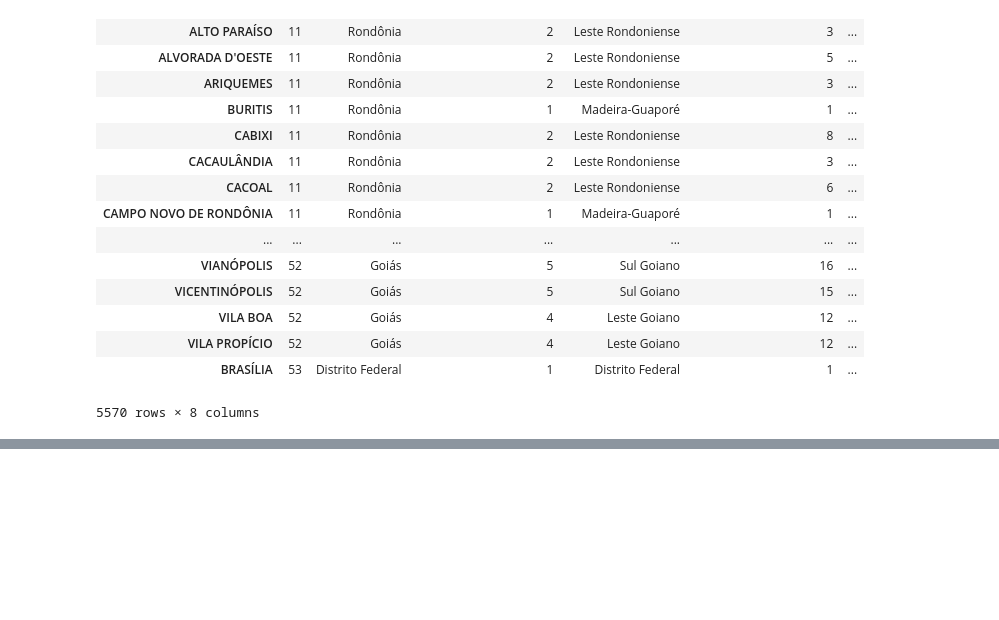
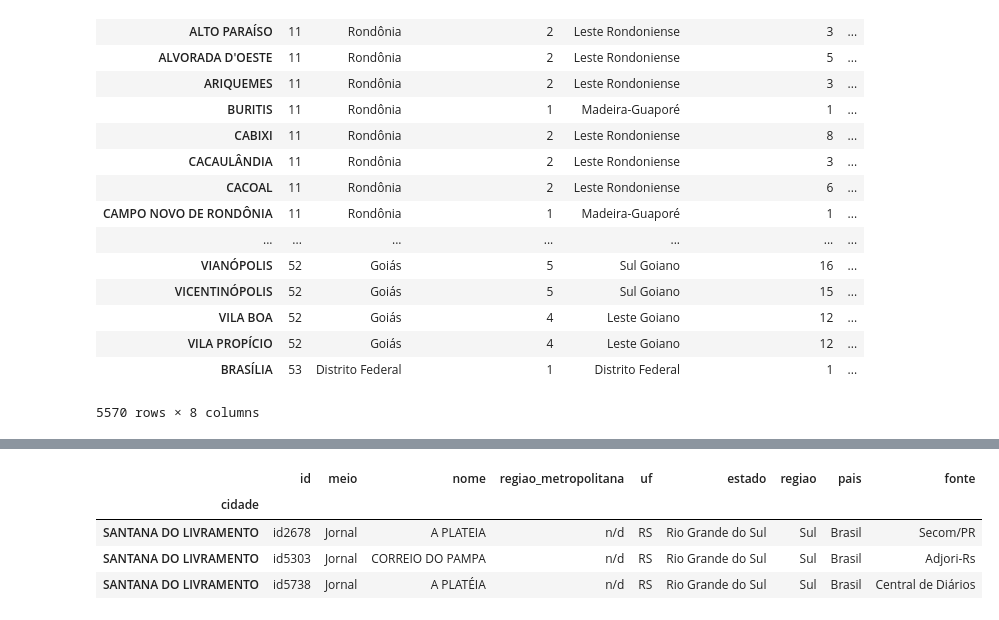
Before and after one commit to luizirber/2017-01-08-desertos, a Jupyter notebook: Usando Pandas para encontrar os desertos de notícias no Brasil.ipynb, the cells around one changed output, grey strips where cells are left out. Saved outputs shown, nothing was run; the diff lists cells and outputs as text; code cells hidden in the pictures; blank space fills up the shorter version.

```diff
--- a/Usando Pandas para encontrar os desertos de notícias no Brasil.ipynb
+++ b/Usando Pandas para encontrar os desertos de notícias no Brasil.ipynb
@@ -99 +311,9 @@ atlas.loc[atlas.index.str.contains("AUGUSANTO")]
+# %%
+atlas.loc[atlas.index.str.contains("LIVRAMENTO")]
+# %% [output]
+|  | id | meio | nome | regiao_metropolitana | uf | estado | regiao | pais | fonte |
+| cidade |  |  |  |  |  |  |  |  |  |
+| SANTANA DO LIVRAMENTO | id2678 | Jornal | A PLATEIA | n/d | RS | Rio Grande do Sul | Sul | Brasil | Secom/PR |
+| SANTANA DO LIVRAMENTO | id5303 | Jornal | CORREIO DO PAMPA | n/d | RS | Rio Grande do Sul | Sul | Brasil | Adjori-Rs |
+| SANTANA DO LIVRAMENTO | id5738 | Jornal | A PLATÉIA | n/d | RS | Rio Grande do Sul | Sul | Brasil | Central de Diários |
 # %%
```
Also changed, not shown: parts of 47 cells of this notebook, 1 other file.
